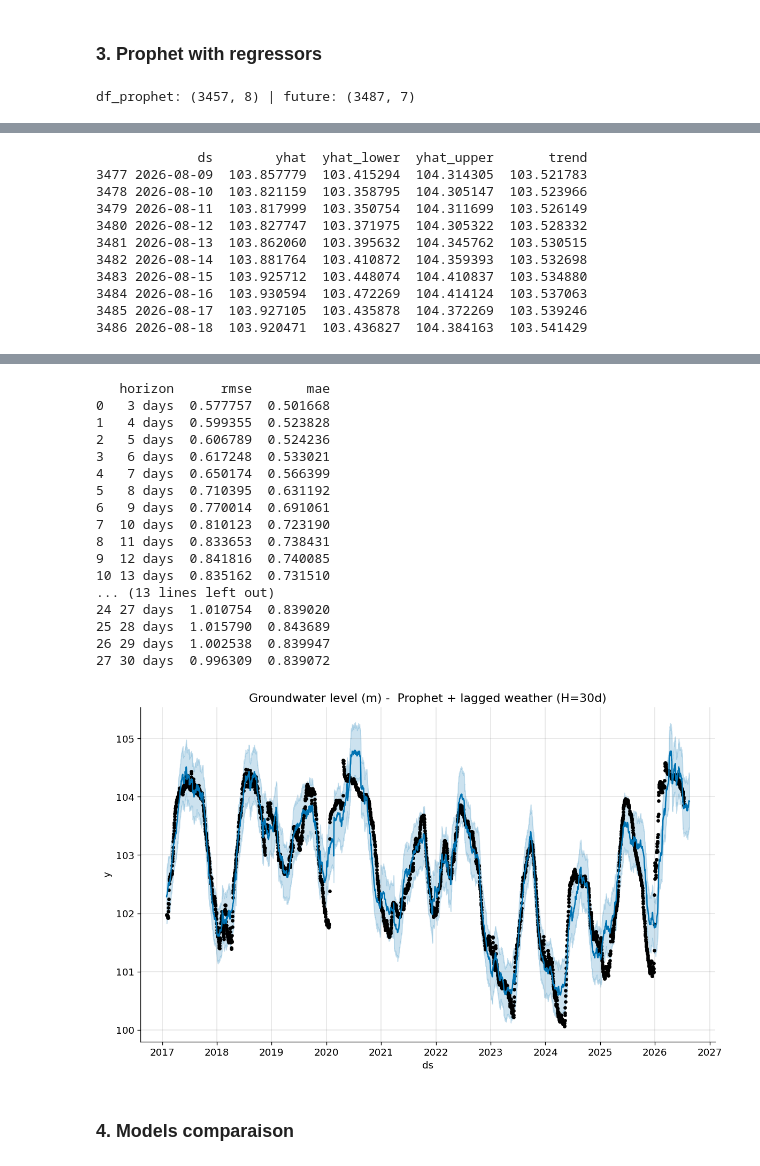
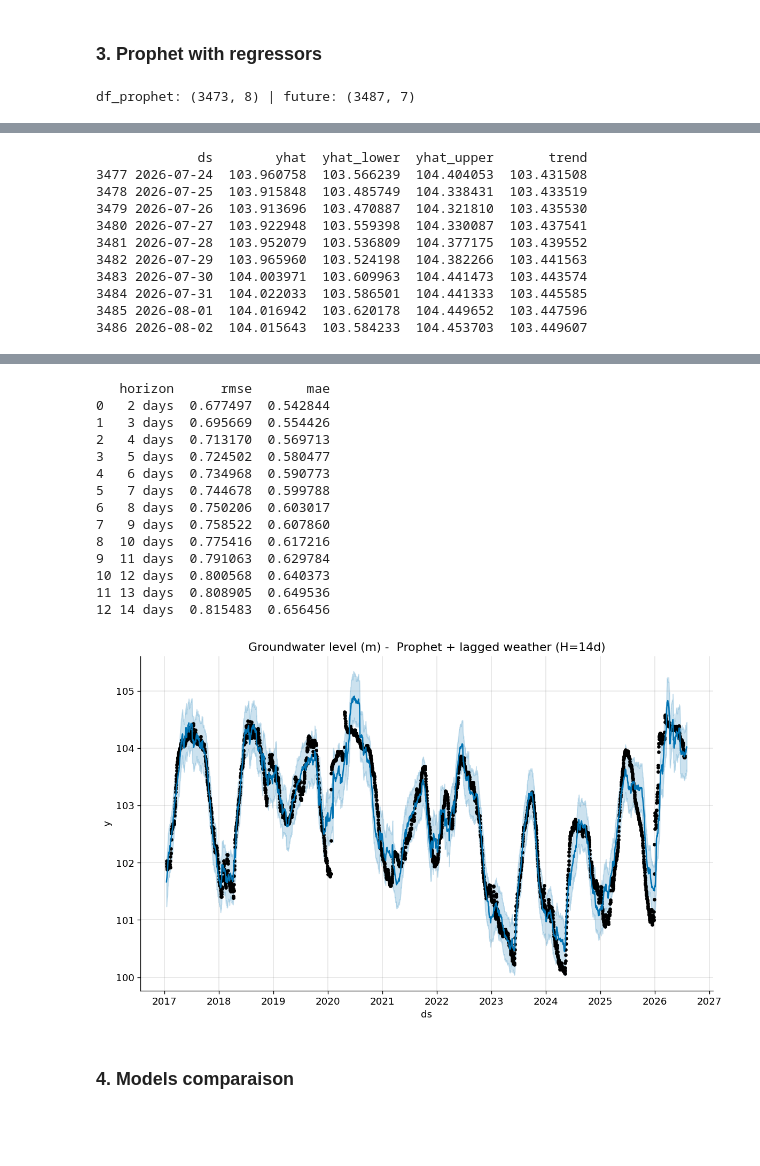
Before and after one commit to lauradmch/NappeCast-forecasting, a Jupyter notebook: notebooks/prophet_analysis.ipynb, the cells around one changed output, grey strips where cells are left out. Saved outputs shown, nothing was run; the diff lists cells and outputs as text; code cells hidden in the pictures; blank space fills up the shorter version.

```diff
--- a/notebooks/prophet_analysis.ipynb
+++ b/notebooks/prophet_analysis.ipynb
@@ -515,7 +515,7 @@ assert not (set(DAILY_FEATURES) - set(df_daily.columns)), \
 daily = df_daily[[TARGET] + DAILY_FEATURES].groupby(level=0).mean()
 
 #  2. Future-aware lagged regressors: Extends the date range by 30 days
-H = 30                                    # days ahead == lag
+H = 14                                    # days ahead == lag
 future_idx = pd.date_range(daily.index.min(), periods=len(daily) + H, freq="D")
 df_ext = daily.reindex(future_idx)        # H new empty rows at the end
 # shifting values forward by 30 days
@@ -548,7 +548,7 @@ print(forecast[["ds", "yhat", "yhat_lower", "yhat_upper", "trend"]].tail(10))
 
 # 6. Rolling backtest (calendar days)
 n_days = (df_prophet.ds.max() - df_prophet.ds.min()).days
-df_cv = cross_validation(m, horizon=f"{H} days", period="90 days",
+df_cv = cross_validation(m, horizon=f"{H} days", period="7 days",
                          initial=f"{int(n_days * 0.8)} days")
 df_perf = performance_metrics(df_cv)
 print(df_perf[["horizon", "rmse", "mae"]])
@@ -557,4 +557,4 @@ print(df_perf[["horizon", "rmse", "mae"]])
 fig1 = m.plot(forecast); plt.title(f"Groundwater level (m) -  Prophet + lagged weather (H={H}d)")
 plt.show()
 # %% [output]
-df_prophet: (3457, 8) | future: (3487, 7)
+df_prophet: (3473, 8) | future: (3487, 7)
@@ -563,11 +563,11 @@ df_prophet: (3457, 8) | future: (3487, 7)
              ds        yhat  yhat_lower  yhat_upper       trend
-3477 2026-08-09  103.857779  103.415294  104.314305  103.521783
-3478 2026-08-10  103.821159  103.358795  104.305147  103.523966
-3479 2026-08-11  103.817999  103.350754  104.311699  103.526149
-3480 2026-08-12  103.827747  103.371975  104.305322  103.528332
-3481 2026-08-13  103.862060  103.395632  104.345762  103.530515
-3482 2026-08-14  103.881764  103.410872  104.359393  103.532698
-3483 2026-08-15  103.925712  103.448074  104.410837  103.534880
-3484 2026-08-16  103.930594  103.472269  104.414124  103.537063
-3485 2026-08-17  103.927105  103.435878  104.372269  103.539246
-3486 2026-08-18  103.920471  103.436827  104.384163  103.541429
+3477 2026-07-24  103.960758  103.566239  104.404053  103.431508
+3478 2026-07-25  103.915848  103.485749  104.338431  103.433519
+3479 2026-07-26  103.913696  103.470887  104.321810  103.435530
+3480 2026-07-27  103.922948  103.559398  104.330087  103.437541
+3481 2026-07-28  103.952079  103.536809  104.377175  103.439552
+3482 2026-07-29  103.965960  103.524198  104.382266  103.441563
+3483 2026-07-30  104.003971  103.609963  104.441473  103.443574
+3484 2026-07-31  104.022033  103.586501  104.441333  103.445585
+3485 2026-08-01  104.016942  103.620178  104.449652  103.447596
+3486 2026-08-02  104.015643  103.584233  104.453703  103.449607
@@ -590,21 +591,18 @@ df_prophet: (3457, 8) | future: (3487, 7)
    horizon      rmse       mae
-0   3 days  0.577757  0.501668
-1   4 days  0.599355  0.523828
-2   5 days  0.606789  0.524236
-3   6 days  0.617248  0.533021
-4   7 days  0.650174  0.566399
-5   8 days  0.710395  0.631192
-6   9 days  0.770014  0.691061
-7  10 days  0.810123  0.723190
-8  11 days  0.833653  0.738431
-9  12 days  0.841816  0.740085
-10 13 days  0.835162  0.731510
-... (13 lines left out)
-24 27 days  1.010754  0.839020
-25 28 days  1.015790  0.843689
-26 29 days  1.002538  0.839947
-27 30 days  0.996309  0.839072
+0   2 days  0.677497  0.542844
+1   3 days  0.695669  0.554426
+2   4 days  0.713170  0.569713
+3   5 days  0.724502  0.580477
+4   6 days  0.734968  0.590773
+5   7 days  0.744678  0.599788
+6   8 days  0.750206  0.603017
+7   9 days  0.758522  0.607860
+8  10 days  0.775416  0.617216
+9  11 days  0.791063  0.629784
+10 12 days  0.800568  0.640373
+11 13 days  0.808905  0.649536
+12 14 days  0.815483  0.656456
-[figure, old version]
+[figure, new version]
 # %% [markdown]
 ### 4. Models comparaison
 # %%
```
Also changed, not shown: parts of 5 cells of this notebook.
